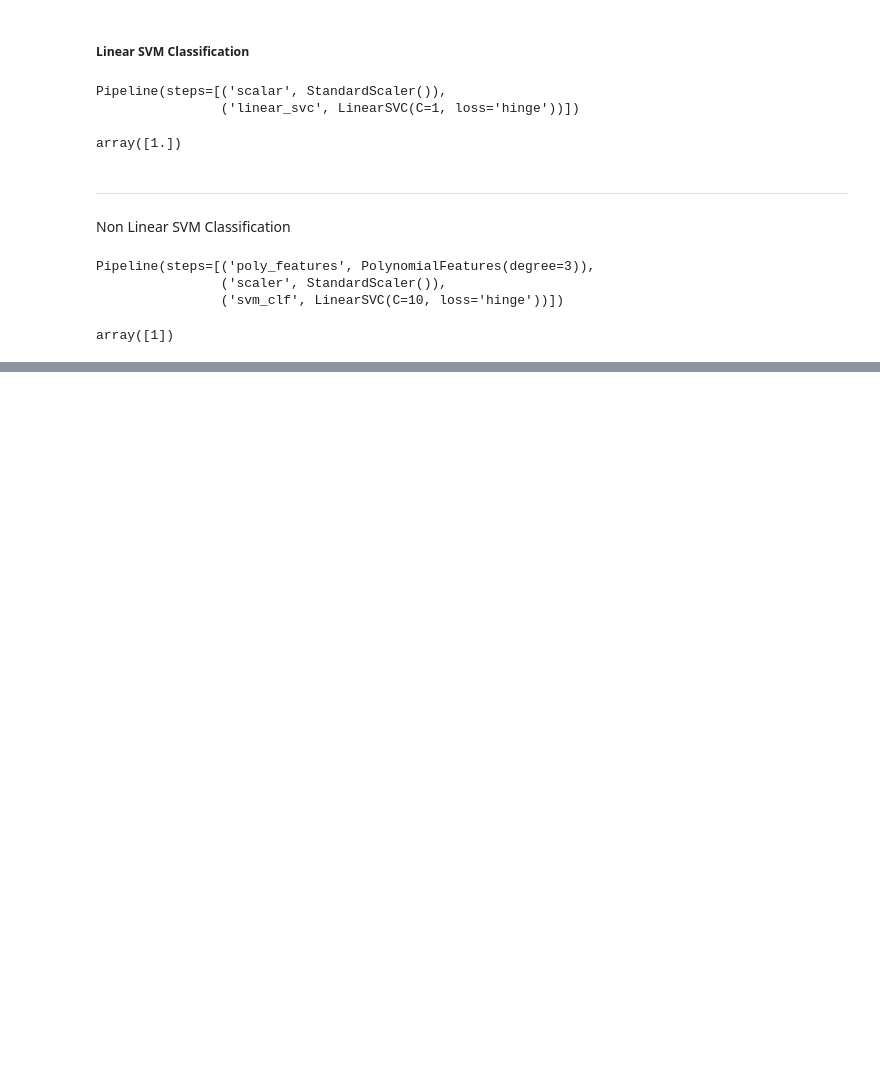
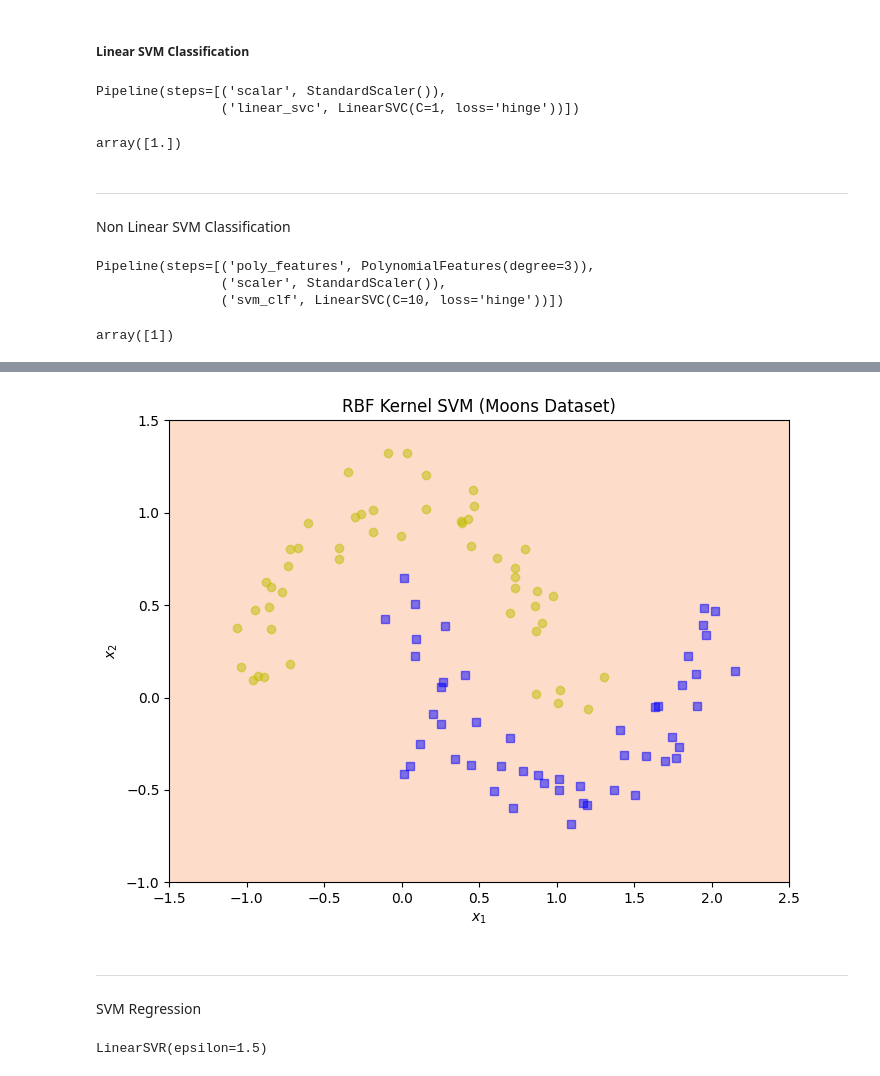
Before and after one commit to mrashutoshnigam/ai-ml-course, a Jupyter notebook: Machine-Learning/Oreilly/CH5_support_vector_machine.ipynb, the cells around one changed output, grey strips where cells are left out. Saved outputs shown, nothing was run; the diff lists cells and outputs as text; code cells hidden in the pictures; blank space fills up the shorter version.

```diff
--- a/Machine-Learning/Oreilly/CH5_support_vector_machine.ipynb
+++ b/Machine-Learning/Oreilly/CH5_support_vector_machine.ipynb
@@ -81,0 +137,18 @@ array([1])
+# %%
+# Draw plot
+plt.figure(figsize=(8, 6))
+plot_decision_boundary(rbf_kernel_svm_clf, X_moons, y_moons)
+plt.title("RBF Kernel SVM (Moons Dataset)")
+plt.show()
+# %% [output]
+[figure, added]
+# %% [markdown]
+----
+SVM Regression
+# %%
+from sklearn.svm import LinearSVR
+
+svm_reg= LinearSVR(epsilon=1.5)
+svm_reg.fit(X_iris,y_iris)
+# %% [output]
+LinearSVR(epsilon=1.5)
```
Also changed, not shown: parts of 7 cells of this notebook.
